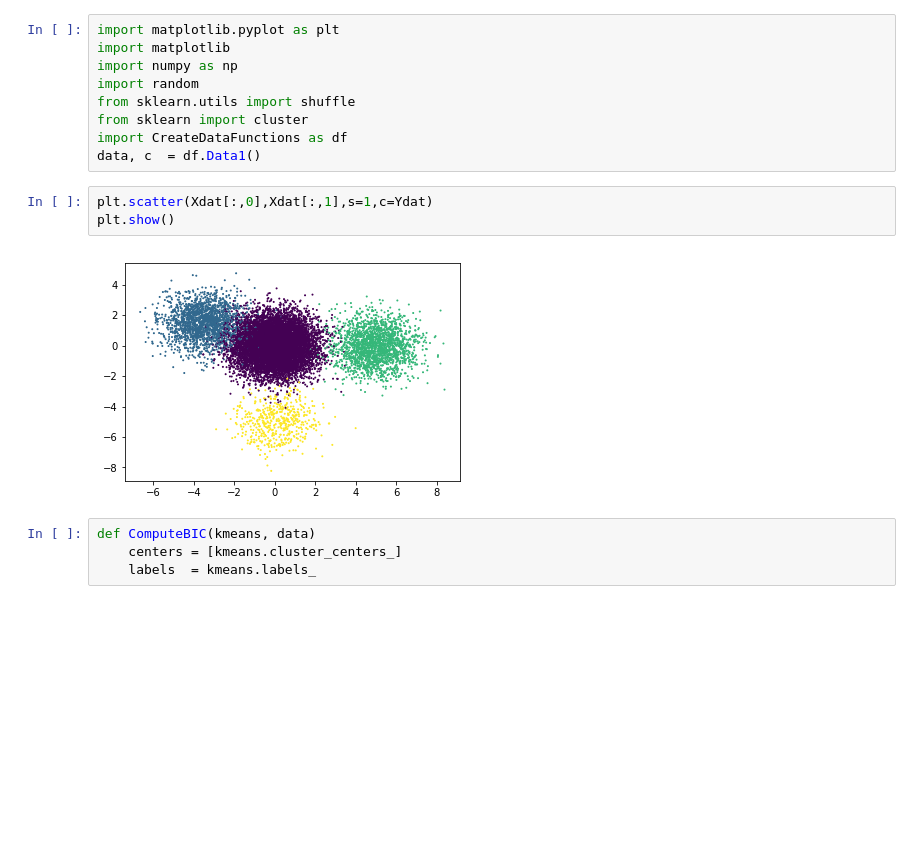
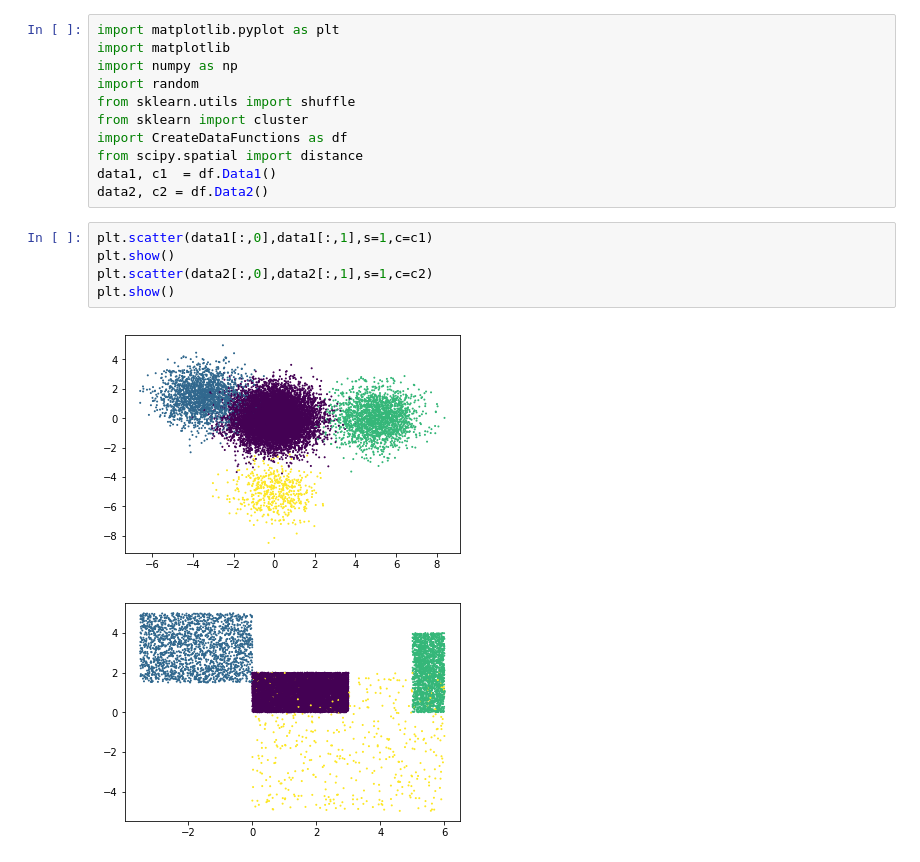
Before and after one commit to edforsberg/MME440_Project2, a Jupyter notebook: ErikF_BIC_Method.ipynb, the cells around one changed output. Cells and saved outputs as stored; diff of their text form; blank space fills up the shorter version.

Commit message:
added another data set

```diff
--- a/ErikF_BIC_Method.ipynb
+++ b/ErikF_BIC_Method.ipynb
@@ -6,13 +6,14 @@ import random
 from sklearn.utils import shuffle
 from sklearn import cluster
 import CreateDataFunctions as df
-data, c  = df.Data1()
+from scipy.spatial import distance
+data1, c1  = df.Data1()
+data2, c2 = df.Data2()
 # %%
-plt.scatter(Xdat[:,0],Xdat[:,1],s=1,c=Ydat)
+plt.scatter(data1[:,0],data1[:,1],s=1,c=c1)
 plt.show()
+plt.scatter(data2[:,0],data2[:,1],s=1,c=c2)
+plt.show()
 # %% [output]
-[figure, old version]
+[figure, new version]
+[figure, added]
-# %%
-def ComputeBIC(kmeans, data)
-    centers = [kmeans.cluster_centers_]
-    labels  = kmeans.labels_
```
Also changed, not shown: parts of 5 cells of this notebook, 1 other file.
